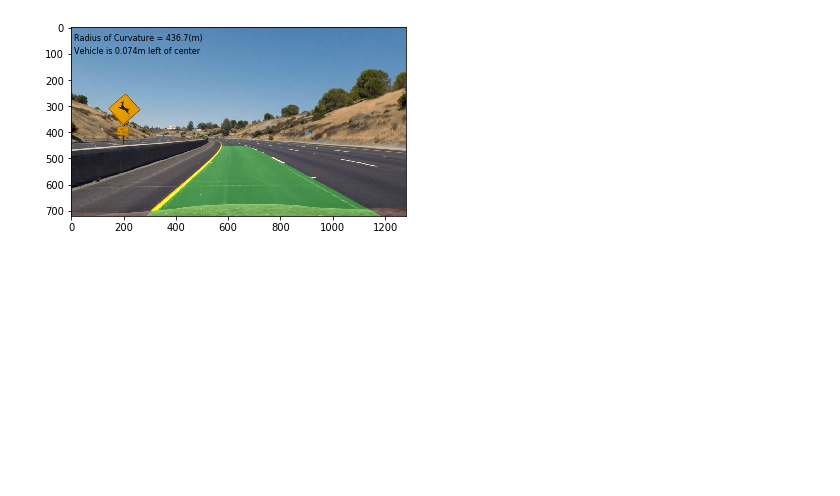
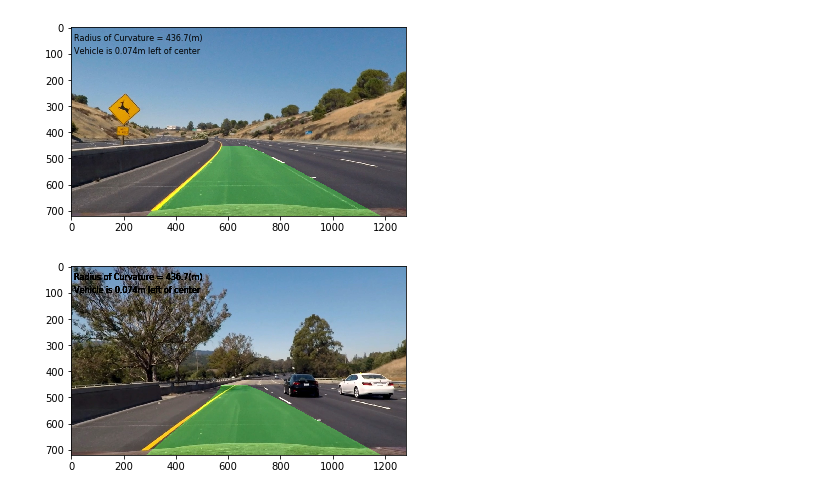
Before and after one commit to wangzhe0912/self_driver_project_2, a Jupyter notebook: project/P2.ipynb, the cells around one changed output. Saved outputs shown, nothing was run; the diff lists cells and outputs as text; code cells hidden in the pictures; blank space fills up the shorter version.

Commit message:
support find next image curve

```diff
--- a/project/P2.ipynb
+++ b/project/P2.ipynb
@@ -381,4 +381,41 @@ plt.text(10, 100, message_bias_meter, fontsize=8)
 plt.show()
 # %% [output]
 [figure]
+# %%
+import os
+
+test_pictures_file_names = os.listdir("../test_images/")
+
+for filename in test_pictures_file_names:
+#     filename = "test2.jpg"
+    test_picture = "../test_images/" + filename
+
+    img = mpimg.imread(test_picture)
+    undistort_img = camera.cal_undistort(img)
+
+
+    img_size = (img.shape[1], img.shape[0])
+    M, Minv = get_transform_m(src, dst)
+    perspective_filter_img = perspective_transform(filter_result, M)
+    # 得到的是将阈值图像透视变换后的二值图像
+
+    left_fit, right_fit, left_curverad, bias_meter = get_polynomial_fitting_curve(perspective_filter_img)
+    # left_curverad 曲率
+    # bias_meter中心偏移量
+
+    newwarp = reverse_picture(perspective_filter_img, left_fit, right_fit, Minv)
+    # Combine the result with the original image
+    result = cv2.addWeighted(undistort_img, 1, newwarp, 0.3, 0)
+    plt.imshow(result)
+    message_left_curverad = "Radius of Curvature = " + str(round(left_curverad, 1)) + "(m)"
+    if bias_meter < 0:
+        message_bias_meter = "Vehicle is " + str(np.abs(round(bias_meter, 3))) + "m right of center"
+    else:
+        message_bias_meter = "Vehicle is " + str(np.abs(round(bias_meter, 3))) + "m left of center"
+    plt.text(10, 50, message_left_curverad, fontsize=8)
+    plt.text(10, 100, message_bias_meter, fontsize=8)
+
+    plt.savefig("../output_images/" + filename)
+# %% [output]
+[figure, added]
 # %%
```
Also changed, not shown: parts of 6 cells of this notebook, 15 other files.
